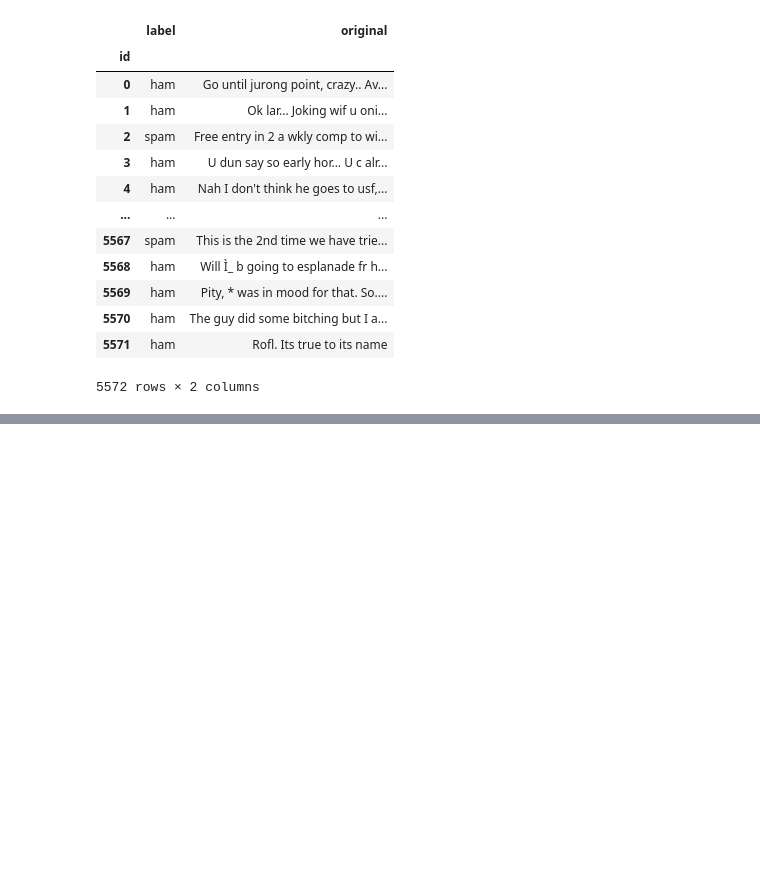
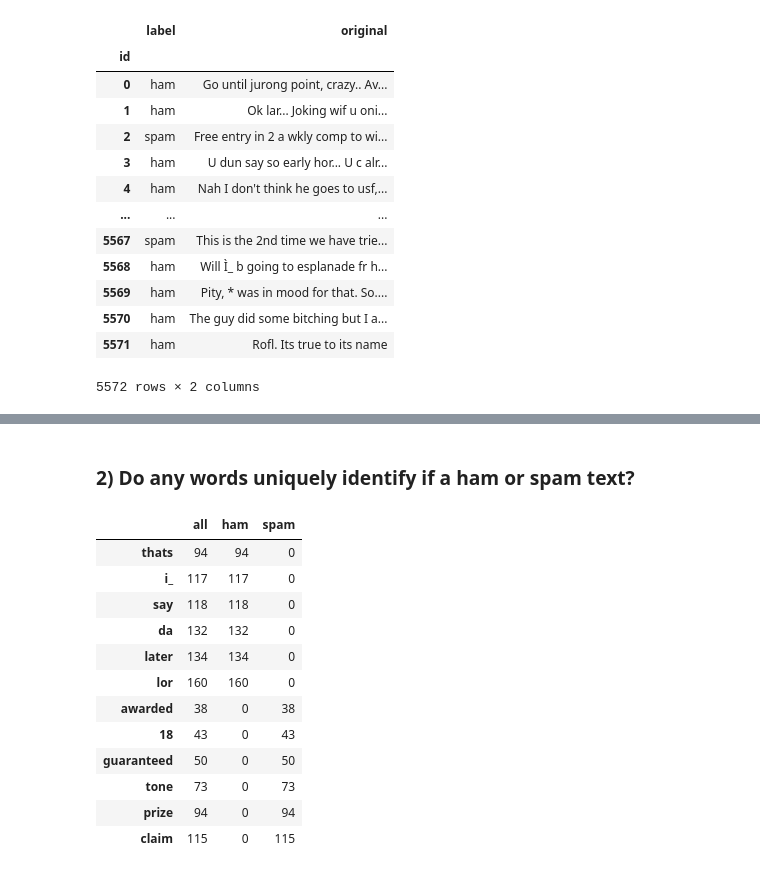
Before and after one commit to jeneyring/nlp-exercises, a Jupyter notebook: explore.ipynb, the cells around one changed output, grey strips where cells are left out. Saved outputs shown, nothing was run; the diff lists cells and outputs as text; code cells hidden in the pictures; blank space fills up the shorter version.

```diff
--- a/explore.ipynb
+++ b/explore.ipynb
@@ -121,0 +200,21 @@ clean_df
+# %% [markdown]
+### 2) Do any words uniquely identify if a ham or spam text?
+# %%
+#concat where each column (of ham and spam) zeros out the other and
+#shows highest unique words value counts found in messages.
+pd.concat([word_counts[word_counts.spam==0].sort_values(by='ham').tail(6),
+            word_counts[word_counts.ham==0].sort_values(by='spam').tail(6)])
+# %% [output]
+|  | all | ham | spam |
+| thats | 94 | 94 | 0 |
+| i_ | 117 | 117 | 0 |
+| say | 118 | 118 | 0 |
+| da | 132 | 132 | 0 |
+| later | 134 | 134 | 0 |
+| lor | 160 | 160 | 0 |
+| awarded | 38 | 0 | 38 |
+| 18 | 43 | 0 | 43 |
+| guaranteed | 50 | 0 | 50 |
+| tone | 73 | 0 | 73 |
+| prize | 94 | 0 | 94 |
+| claim | 115 | 0 | 115 |
```
Also changed, not shown: parts of 25 cells of this notebook, 2 other files.
